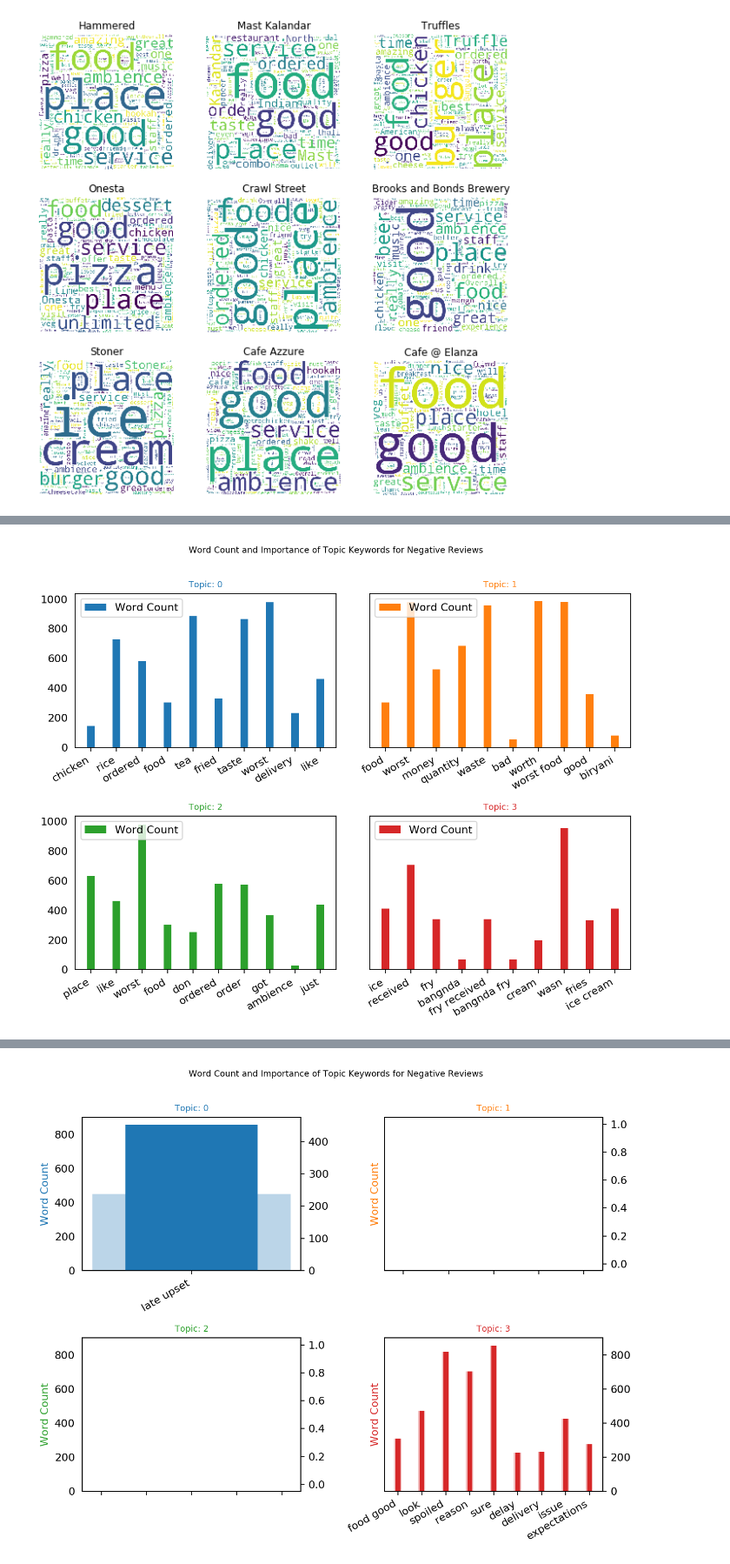
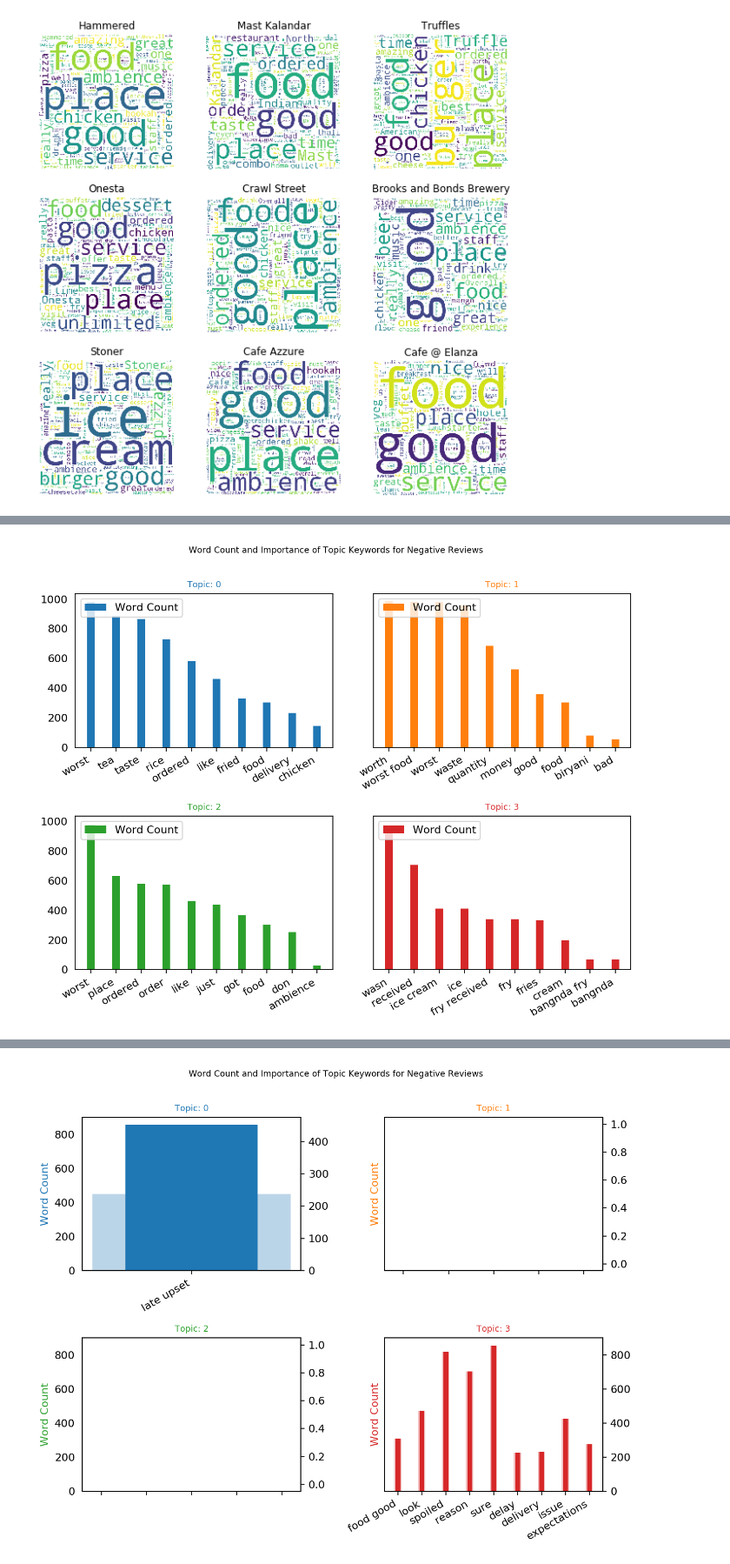
Before and after one commit to robinsaheb/ResturantReviews, a Jupyter notebook: Zomato Notebook.ipynb, the cells around one changed output, grey strips where cells are left out. Shown at 87% size. Cells and saved outputs as stored; diff of their text form; code cells hidden in the pictures.

```diff
--- a/Zomato Notebook.ipynb
+++ b/Zomato Notebook.ipynb
@@ -272,7 +272,7 @@ for topic_idx, topic in enumerate(lda.components_):
 
 
 dataframe = pd.DataFrame(out, columns=['word', 'topic_id', 'importance', 'word_count'])
-
+dataframe = dataframe.sort_values(by = ['importance'], ascending = False)
 
 # Plot Word Count and Weights of Topic Keywords
 fig, axes = plt.subplots(2, 2, figsize=(8,6), sharey=True, dpi=160)
@@ -317,30 +317,30 @@ lda_z = lda.fit_transform(tf)
 # %%
 counter = Counter(corpus)
 out = []
 for topic_idx, topic in enumerate(lda.components_):
     for i in topic.argsort()[:-10 - 1:-1]:
         out.append([tf_feature_names[i], topic_idx, i, counter[tf_feature_names[i]]])
 
 
 dataframe = pd.DataFrame(out, columns=['word', 'topic_id', 'importance', 'word_count'])
-
+dataframe = dataframe.sort_values(by = ['importance'], ascending = False)
 #print(dataframe)
 # Plot Word Count and Weights of Topic Keywords
 fig, axes = plt.subplots(2, 2, figsize=(8,6), sharey=True, dpi=160)
 cols = [color for name, color in mcolors.TABLEAU_COLORS.items()]
 for i, ax in enumerate(axes.flatten()):
     ax.bar(x='word', height="importance", data=dataframe.loc[dataframe.topic_id==i, :], color=cols[i], width=0.3, label='Word Count')
     #ax_twin = ax.twinx()
     #ax_twin.bar(x='word', height="importance", data=dataframe.loc[dataframe.topic_id==i, :], color=cols[i], width=0.2, label='Weights')
     #ax.set_ylabel('Word Count', color=cols[i])
     #ax_twin.set_ylim(0, 0.030); ax.set_ylim(0, 3500)
     ax.set_title('Topic: ' + str(i), color=cols[i], fontsize=8)
     ax.tick_params(axis='y', left=False)
     ax.set_xticklabels(dataframe.loc[dataframe.topic_id==i, 'word'], rotation=30, horizontalalignment= 'right')
     ax.legend(loc='upper left'); ax_twin.legend(loc='upper right')
 
 fig.tight_layout(w_pad=2)
 fig.suptitle('Word Count and Importance of Topic Keywords for Negative Reviews', fontsize=8, y=1.05)
 plt.show()
 # %% [output]
-[figure, old version]
+[figure, new version]
```
Also changed, not shown: parts of 3 cells of this notebook.
